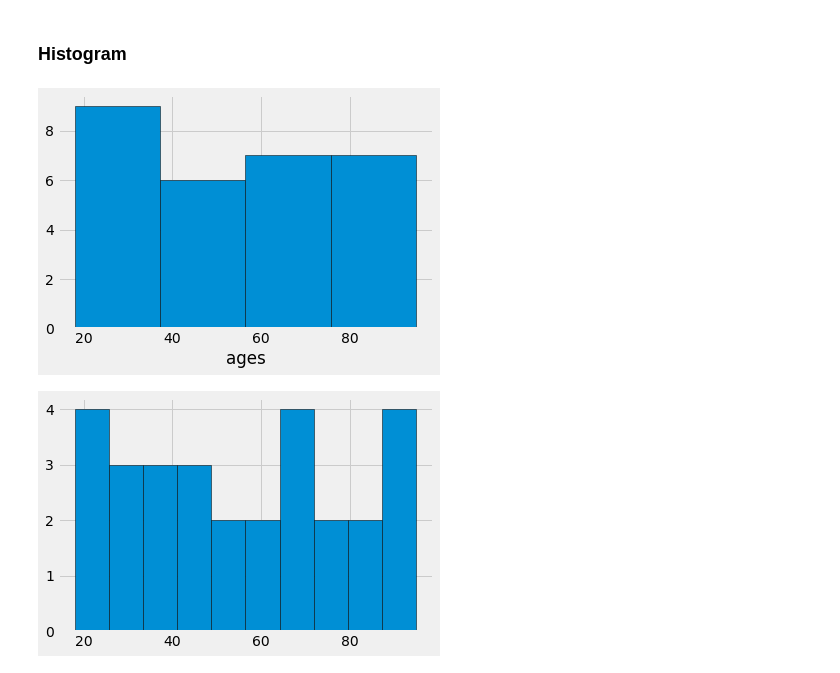
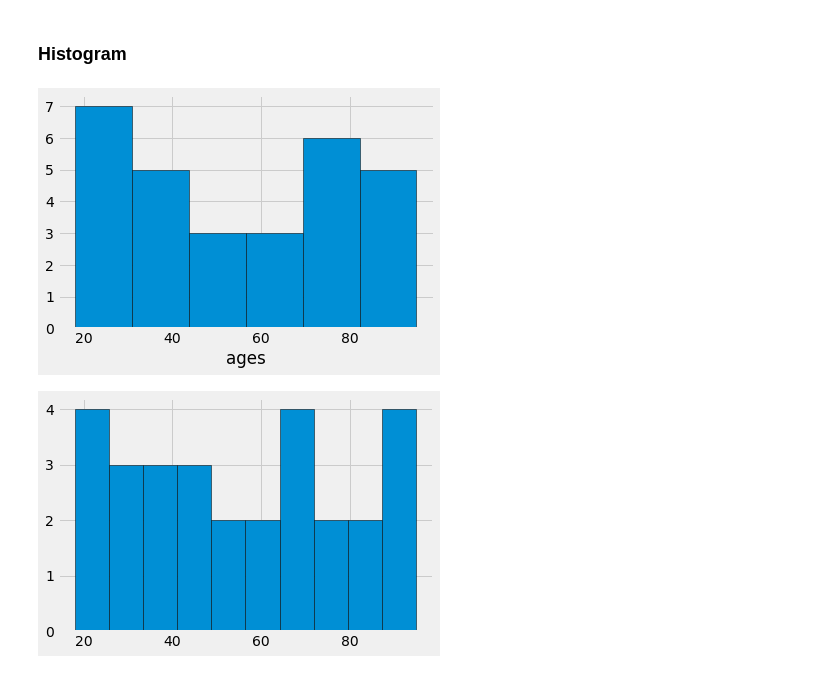
Before and after one commit to nofile000/Deep-Learning-Prerequisites-The-Numpy-Stack-in-Python-V2-, a Jupyter notebook: Matplotlib.ipynb, the cells around one changed output. Drawn from its saved outputs; the diff is of its cells as text; code cells hidden in the pictures.

```diff
--- a/Matplotlib.ipynb
+++ b/Matplotlib.ipynb
@@ -222,11 +226,12 @@ plt.legend(loc='lower left');
 # %%
 # distributing values in 4 bins
 ages = [18,19,21,25,26,26,30,35,35,40,42,43,47,50,55,60,62,68,70,71,71,74,78,82,84,95,88,90,92]
-plt.hist(ages,edgecolor='black',bins=4)
+plt.hist(ages,edgecolor='black',bins=6)
 plt.xlabel('ages')
+plt.style.use('fivethirtyeight')
 plt.show()
 # %% [output]
-[figure, old version]
+[figure, new version]
 # %%
 # distributing values in range 10-20 20-30 30-40 ..
 bins = [10,20,30,40,50,60,70,80,90]
```
Also changed, not shown: parts of 19 cells of this notebook.
